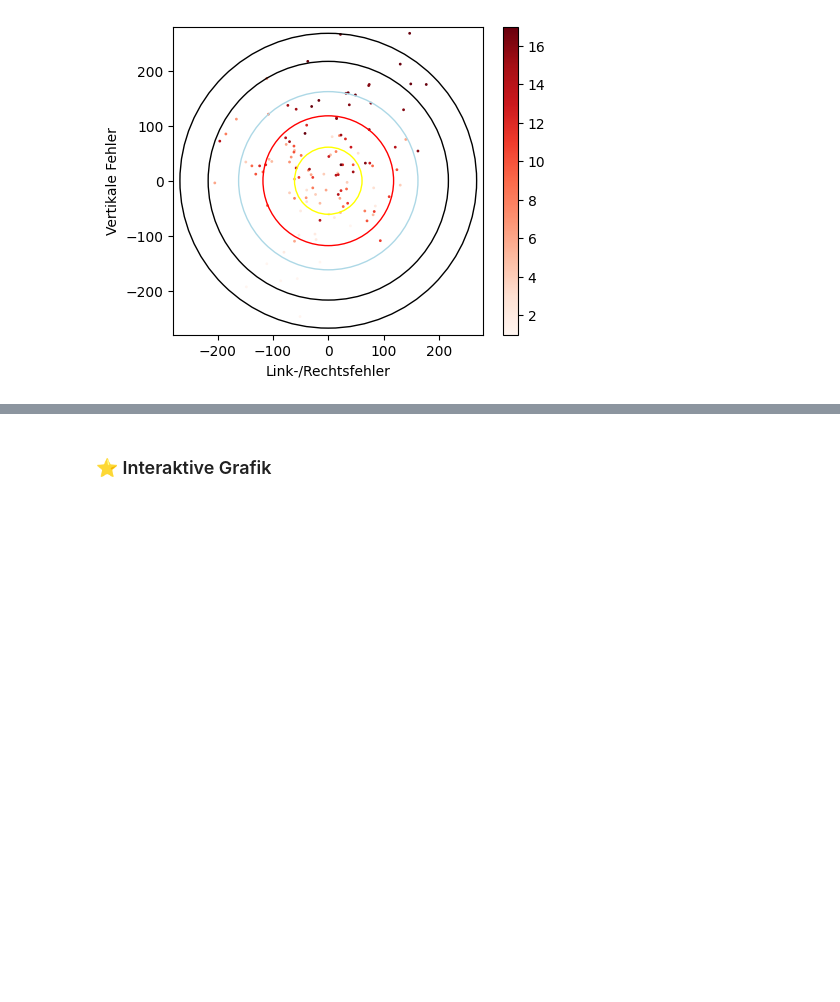
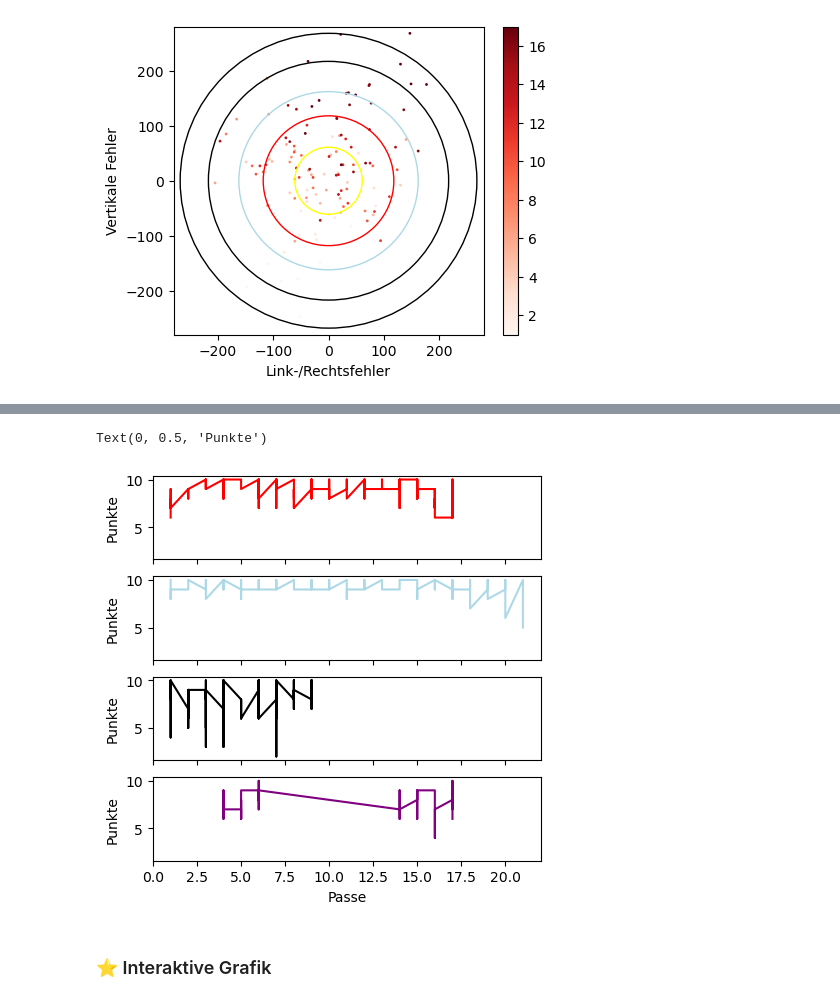
Before and after one commit to tonicodingc/awpj1, a Jupyter notebook: Pfeildaten/23.ipynb, the cells around one changed output, grey strips where cells are left out. Saved outputs shown, nothing was run; the diff lists cells and outputs as text; code cells hidden in the pictures; blank space fills up the shorter version.

```diff
--- a/Pfeildaten/23.ipynb
+++ b/Pfeildaten/23.ipynb
@@ -73,2 +100,29 @@ Zielscheibe(arrows1)
+# %%
+Passe1 = arrows1["Passe"]
+Ringe1 = arrows1["Ringe"]
+
+Passe2 = arrows2["Passe"]
+Ringe2 = arrows2["Ringe"]
+
+Passe3 = arrows3["Passe"]
+Ringe3 = arrows3["Ringe"]
+
+Passe4 = arrows4["Passe"]
+Ringe4 = arrows4["Ringe"]
+
+fig, (ax, ax2, ax3, ax4) = plt.subplots(nrows=4, figsize = (5,5), sharex= True,sharey= True)
+
+ax.plot(Passe1, Ringe1, color = "red")
+ax2.plot(Passe2, Ringe2, color = "lightblue")
+ax3.plot(Passe3, Ringe3, color = "black")
+ax4.plot(Passe4, Ringe4, color = "purple")
+ax4.set_xlabel("Passe")
+ax4.set_ylabel("Punkte")
+ax3.set_ylabel("Punkte")
+ax2.set_ylabel("Punkte")
+ax.set_ylabel("Punkte")
+# %% [output]
+Text(0, 0.5, 'Punkte')
+[figure, added]
 # %% [markdown]
 ### &#11088; Interaktive Grafik
```
Also changed, not shown: parts of 7 cells of this notebook.
